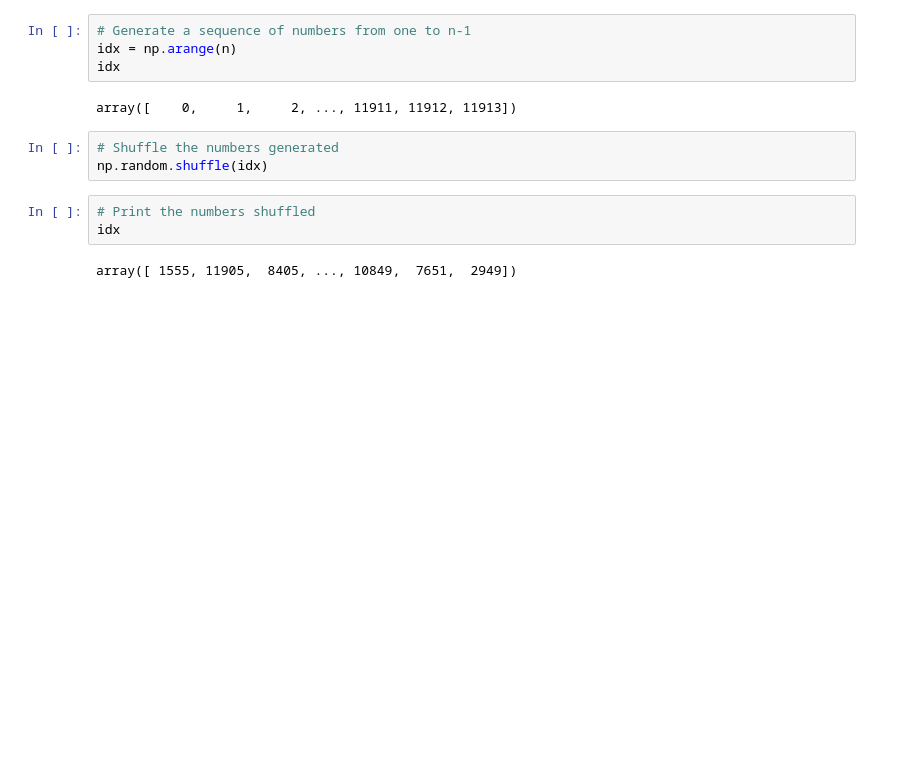
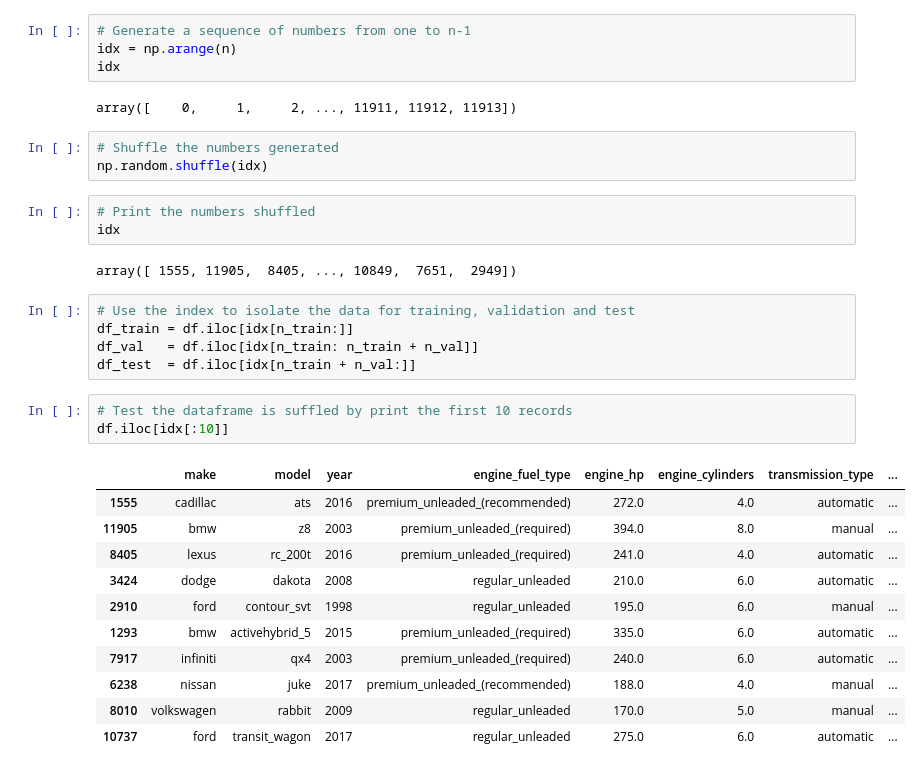
Before and after one commit to carlos-alves-one/ML-Zoomcamp-Week-2, a Jupyter notebook: ML_Zoomcamp_Week_2.ipynb, the cells around one changed output. Cells and saved outputs as stored; diff of their text form; blank space fills up the shorter version.

Commit message:
Test the dataframe is suffled by print the first 10 records

```diff
--- a/ML_Zoomcamp_Week_2.ipynb
+++ b/ML_Zoomcamp_Week_2.ipynb
@@ -487,3 +487,23 @@ np.random.shuffle(idx)
 idx
 # %% [output]
 array([ 1555, 11905,  8405, ..., 10849,  7651,  2949])
+# %%
+# Use the index to isolate the data for training, validation and test
+df_train = df.iloc[idx[n_train:]]
+df_val   = df.iloc[idx[n_train: n_train + n_val]]
+df_test  = df.iloc[idx[n_train + n_val:]]
+# %%
+# Test the dataframe is suffled by print the first 10 records
+df.iloc[idx[:10]]
+# %% [output]
+|  | make | model | year | engine_fuel_type | engine_hp | engine_cylinders | transmission_type | ... |
+| 1555 | cadillac | ats | 2016 | premium_unleaded_(recommended) | 272.0 | 4.0 | automatic | ... |
+| 11905 | bmw | z8 | 2003 | premium_unleaded_(required) | 394.0 | 8.0 | manual | ... |
+| 8405 | lexus | rc_200t | 2016 | premium_unleaded_(required) | 241.0 | 4.0 | automatic | ... |
+| 3424 | dodge | dakota | 2008 | regular_unleaded | 210.0 | 6.0 | automatic | ... |
+| 2910 | ford | contour_svt | 1998 | regular_unleaded | 195.0 | 6.0 | manual | ... |
+| 1293 | bmw | activehybrid_5 | 2015 | premium_unleaded_(required) | 335.0 | 6.0 | automatic | ... |
+| 7917 | infiniti | qx4 | 2003 | premium_unleaded_(required) | 240.0 | 6.0 | automatic | ... |
+| 6238 | nissan | juke | 2017 | premium_unleaded_(recommended) | 188.0 | 4.0 | manual | ... |
+| 8010 | volkswagen | rabbit | 2009 | regular_unleaded | 170.0 | 5.0 | manual | ... |
+| 10737 | ford | transit_wagon | 2017 | regular_unleaded | 275.0 | 6.0 | automatic | ... |
```
